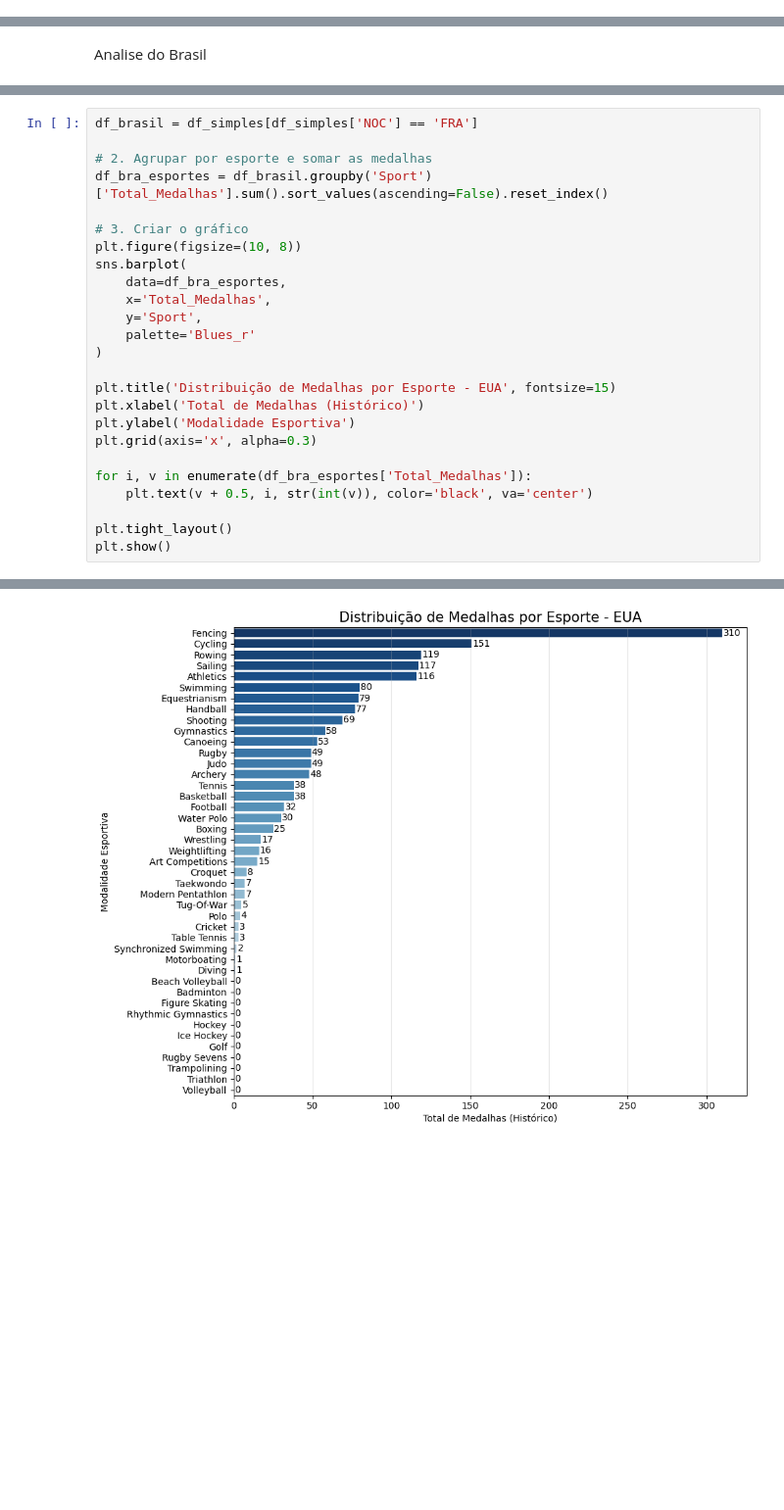
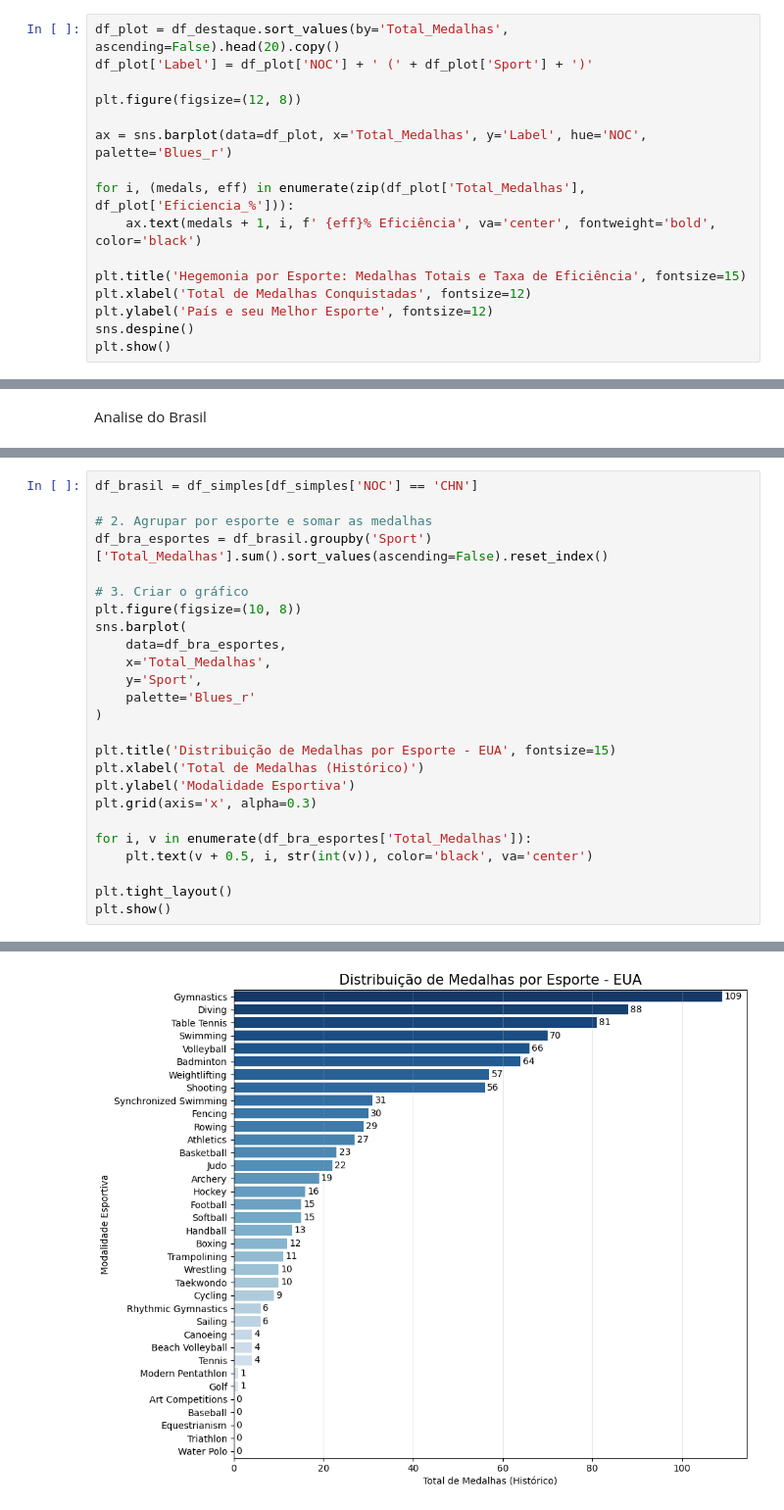
Before and after one commit to ClaraCaldas/Projeto-ICD, a Jupyter notebook: monopoliosesportivos.ipynb, the cells around one changed output, grey strips where cells are left out. Shown at 98% size. Saved outputs shown, nothing was run; the diff lists cells and outputs as text; blank space fills up the shorter version.

```diff
--- a/monopoliosesportivos.ipynb
+++ b/monopoliosesportivos.ipynb
@@ -101,0 +126,16 @@ display(df_destaque.sort_values(by='Total_Medalhas', ascending=False).head(20))
+# %%
+df_plot = df_destaque.sort_values(by='Total_Medalhas', ascending=False).head(20).copy()
+df_plot['Label'] = df_plot['NOC'] + ' (' + df_plot['Sport'] + ')'
+
+plt.figure(figsize=(12, 8))
+
+ax = sns.barplot(data=df_plot, x='Total_Medalhas', y='Label', hue='NOC', palette='Blues_r')
+
+for i, (medals, eff) in enumerate(zip(df_plot['Total_Medalhas'], df_plot['Eficiencia_%'])):
+    ax.text(medals + 1, i, f' {eff}% Eficiência', va='center', fontweight='bold', color='black')
+
+plt.title('Hegemonia por Esporte: Medalhas Totais e Taxa de Eficiência', fontsize=15)
+plt.xlabel('Total de Medalhas Conquistadas', fontsize=12)
+plt.ylabel('País e seu Melhor Esporte', fontsize=12)
+sns.despine()
+plt.show()
@@ -212,32 +205,32 @@ Passing `palette` without assigning `hue` is deprecated and will be removed in v
   sns.barplot(
 [figure]
 # %%
-df_brasil = df_simples[df_simples['NOC'] == 'FRA']
+df_brasil = df_simples[df_simples['NOC'] == 'CHN']
 
 # 2. Agrupar por esporte e somar as medalhas
 df_bra_esportes = df_brasil.groupby('Sport')['Total_Medalhas'].sum().sort_values(ascending=False).reset_index()
 
 # 3. Criar o gráfico
 plt.figure(figsize=(10, 8))
 sns.barplot(
     data=df_bra_esportes,
     x='Total_Medalhas',
     y='Sport',
     palette='Blues_r'
 )
 
 plt.title('Distribuição de Medalhas por Esporte - EUA', fontsize=15)
 plt.xlabel('Total de Medalhas (Histórico)')
 plt.ylabel('Modalidade Esportiva')
 plt.grid(axis='x', alpha=0.3)
 
 for i, v in enumerate(df_bra_esportes['Total_Medalhas']):
     plt.text(v + 0.5, i, str(int(v)), color='black', va='center')
 
 plt.tight_layout()
 plt.show()
 # %% [output]
 Passing `palette` without assigning `hue` is deprecated and will be removed in v0.14.0. Assign the `y` variable to `hue` and set `legend=False` for the same effect.
 
   sns.barplot(
-[figure, old version]
+[figure, new version]
```
Also changed, not shown: parts of 31 cells of this notebook, 2 other files.
